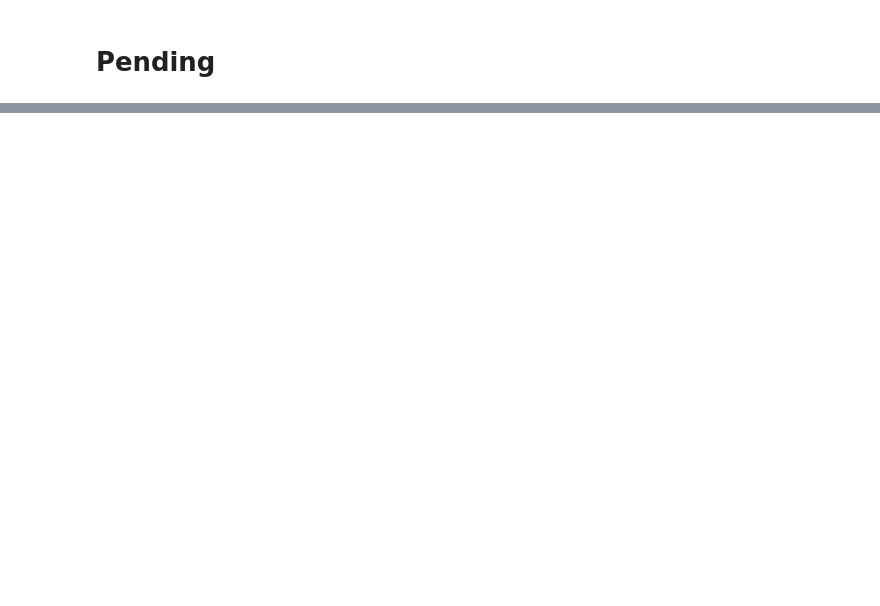
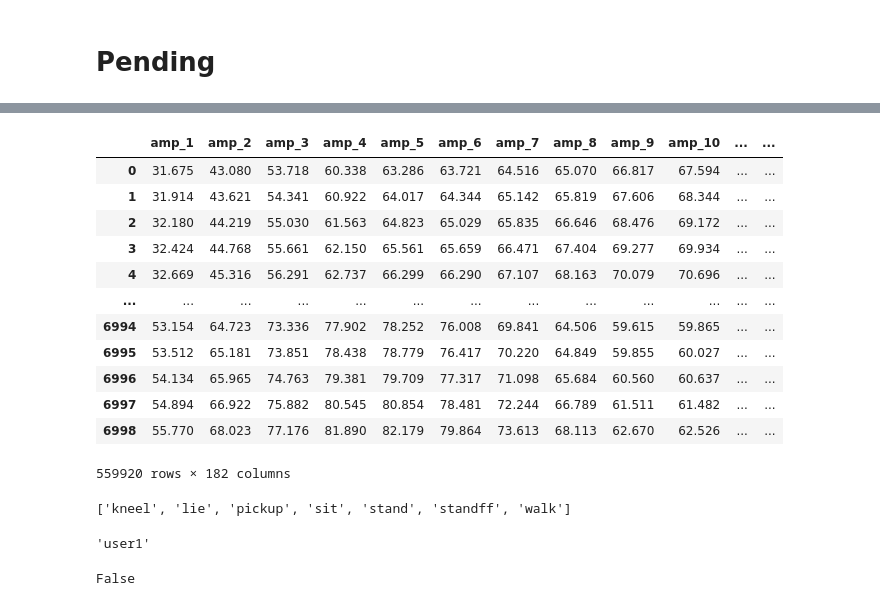
Before and after one commit to hslau44/irs_toolbox, a Jupyter notebook: repair.ipynb, the cells around one changed output, grey strips where cells are left out. Saved outputs shown, nothing was run; the diff lists cells and outputs as text; code cells hidden in the pictures; blank space fills up the shorter version.

```diff
--- a/repair.ipynb
+++ b/repair.ipynb
@@ -435,0 +184,16 @@ save checkpoint in : ./models/saved_models/Baseline_checkpoint_200__2021_01_12_1
+# %%
+df
+# %% [output]
+|  | amp_1 | amp_2 | amp_3 | amp_4 | amp_5 | amp_6 | amp_7 | amp_8 | amp_9 | amp_10 | ... | ... |
+| 0 | 31.675 | 43.080 | 53.718 | 60.338 | 63.286 | 63.721 | 64.516 | 65.070 | 66.817 | 67.594 | ... | ... |
+| 1 | 31.914 | 43.621 | 54.341 | 60.922 | 64.017 | 64.344 | 65.142 | 65.819 | 67.606 | 68.344 | ... | ... |
+| 2 | 32.180 | 44.219 | 55.030 | 61.563 | 64.823 | 65.029 | 65.835 | 66.646 | 68.476 | 69.172 | ... | ... |
+| 3 | 32.424 | 44.768 | 55.661 | 62.150 | 65.561 | 65.659 | 66.471 | 67.404 | 69.277 | 69.934 | ... | ... |
+| 4 | 32.669 | 45.316 | 56.291 | 62.737 | 66.299 | 66.290 | 67.107 | 68.163 | 70.079 | 70.696 | ... | ... |
+| ... | ... | ... | ... | ... | ... | ... | ... | ... | ... | ... | ... | ... |
+| 6994 | 53.154 | 64.723 | 73.336 | 77.902 | 78.252 | 76.008 | 69.841 | 64.506 | 59.615 | 59.865 | ... | ... |
+| 6995 | 53.512 | 65.181 | 73.851 | 78.438 | 78.779 | 76.417 | 70.220 | 64.849 | 59.855 | 60.027 | ... | ... |
+| 6996 | 54.134 | 65.965 | 74.763 | 79.381 | 79.709 | 77.317 | 71.098 | 65.684 | 60.560 | 60.637 | ... | ... |
+| 6997 | 54.894 | 66.922 | 75.882 | 80.545 | 80.854 | 78.481 | 72.244 | 66.789 | 61.511 | 61.482 | ... | ... |
+| 6998 | 55.770 | 68.023 | 77.176 | 81.890 | 82.179 | 79.864 | 73.613 | 68.113 | 62.670 | 62.526 | ... | ... |
+559920 rows × 182 columns
@@ -435,0 +209,12 @@ save checkpoint in : ./models/saved_models/Baseline_checkpoint_200__2021_01_12_1
+# %%
+[item for item in os.listdir(path)]
+# %% [output]
+['kneel', 'lie', 'pickup', 'sit', 'stand', 'standff', 'walk']
+# %%
+'input_user1_kneel_2.csv'.split('.')[0].split('_')[1]
+# %% [output]
+'user1'
+# %%
+3 in {1:2,2:3}
+# %% [output]
+False
```
Also changed, not shown: parts of 40 cells of this notebook, 6 other files.
